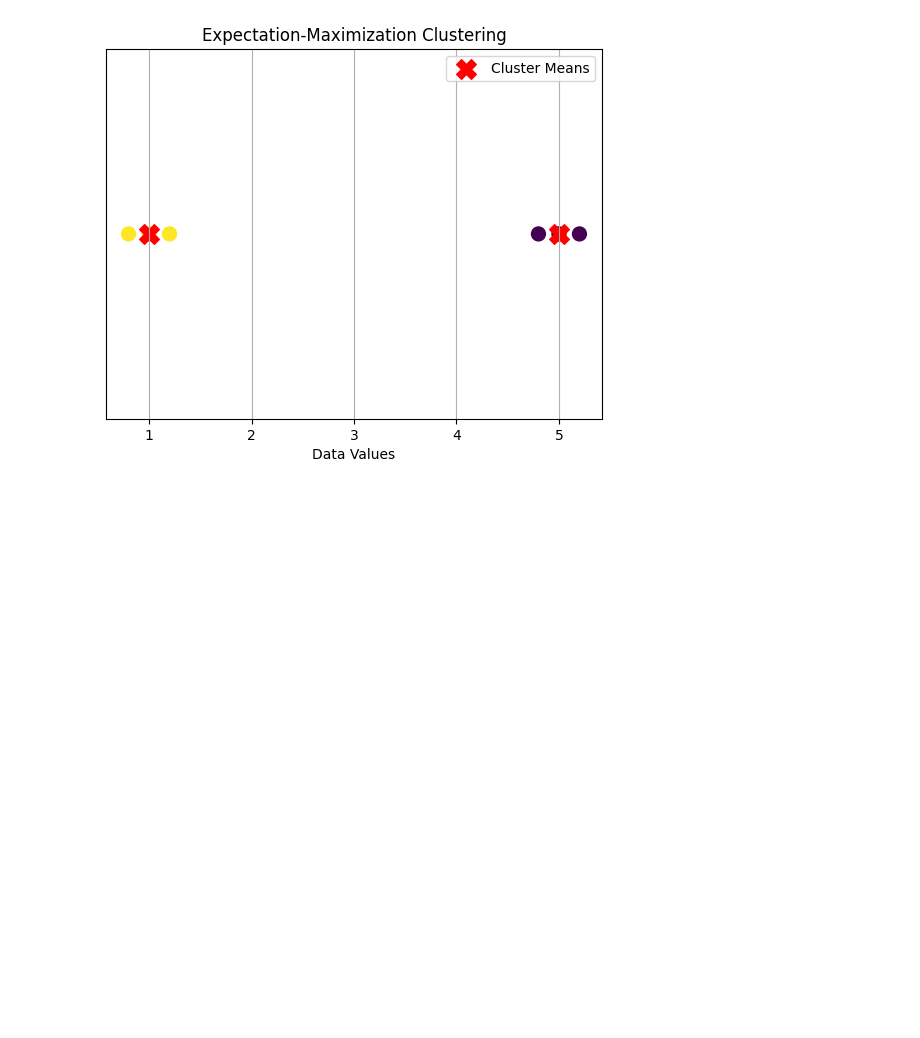
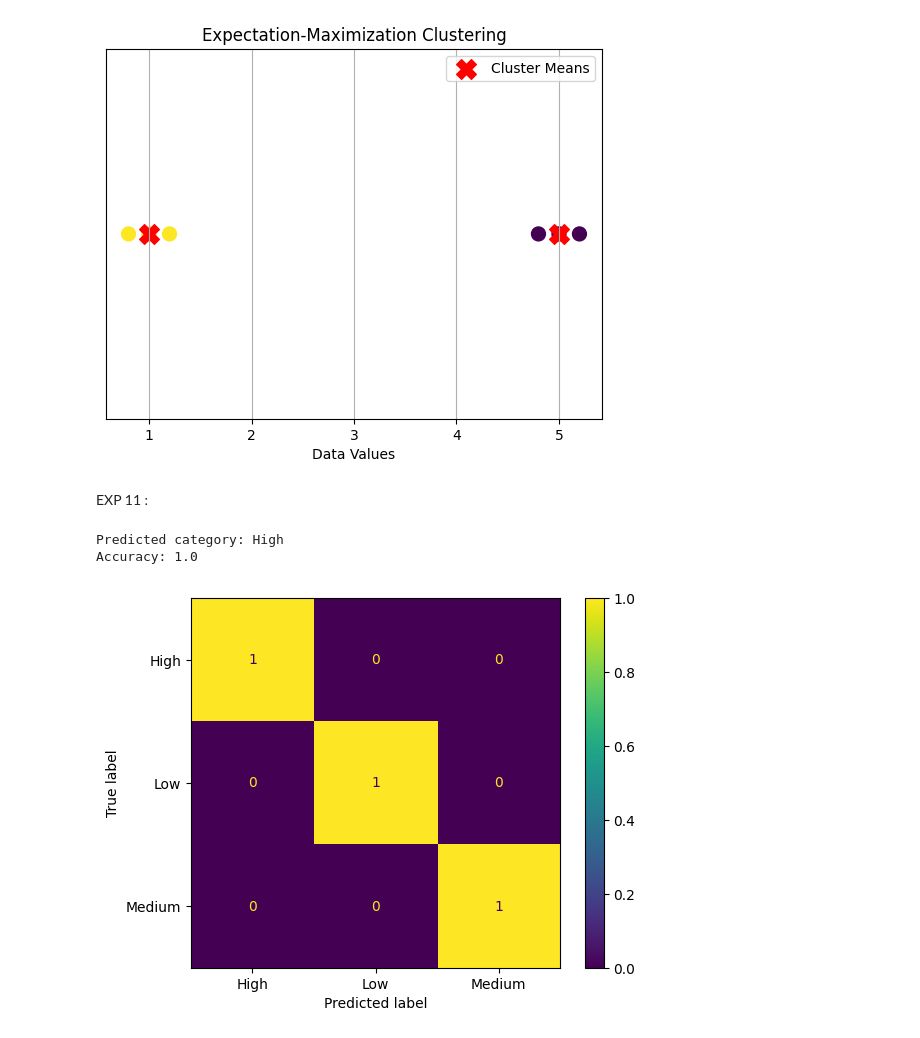
Before and after one commit to thrka33/ITA0604-ML, a Jupyter notebook: ML_lab.ipynb, the cells around one changed output. Saved outputs shown, nothing was run; the diff lists cells and outputs as text; code cells hidden in the pictures; blank space fills up the shorter version.

```diff
--- a/ML_lab.ipynb
+++ b/ML_lab.ipynb
@@ -401,3 +401,37 @@ plt.show()
 Cluster labels: [1 1 1 0 0 0]
 Cluster means: [5. 1.]
 [figure]
+# %% [markdown]
+EXP 11 :
+# %%
+import pandas as pd
+from sklearn.ensemble import RandomForestClassifier
+from sklearn.model_selection import train_test_split
+from sklearn.metrics import accuracy_score, ConfusionMatrixDisplay
+import matplotlib.pyplot as plt
+
+df = pd.DataFrame({
+    'Income': [25,40,60,80,30,70,90,45,55,100,35,85],
+    'Debt':   [80,60,40,20,70,30,10,55,45,5,75,15],
+    'History':[1,2,4,5,1,4,5,2,3,5,1,4],
+    'Score':  ['Low','Low','Medium','High','Low','High',
+               'High','Medium','Medium','High','Low','High']
+})
+
+X = df[['Income','Debt','History']]
+y = df['Score']
+X_train, X_test, y_train, y_test = train_test_split(
+    X, y, test_size=0.25, random_state=42, stratify=y)
+
+model = RandomForestClassifier(random_state=42)
+model.fit(X_train, y_train)
+pred = model.predict(X_test)
+
+print("Predicted category:", model.predict([[65, 35, 4]])[0])
+print("Accuracy:", accuracy_score(y_test, pred))
+ConfusionMatrixDisplay.from_predictions(y_test, pred)
+plt.show()
+# %% [output]
+Predicted category: High
+Accuracy: 1.0
+[figure, added]
```
Also changed, not shown: parts of 19 cells of this notebook.
